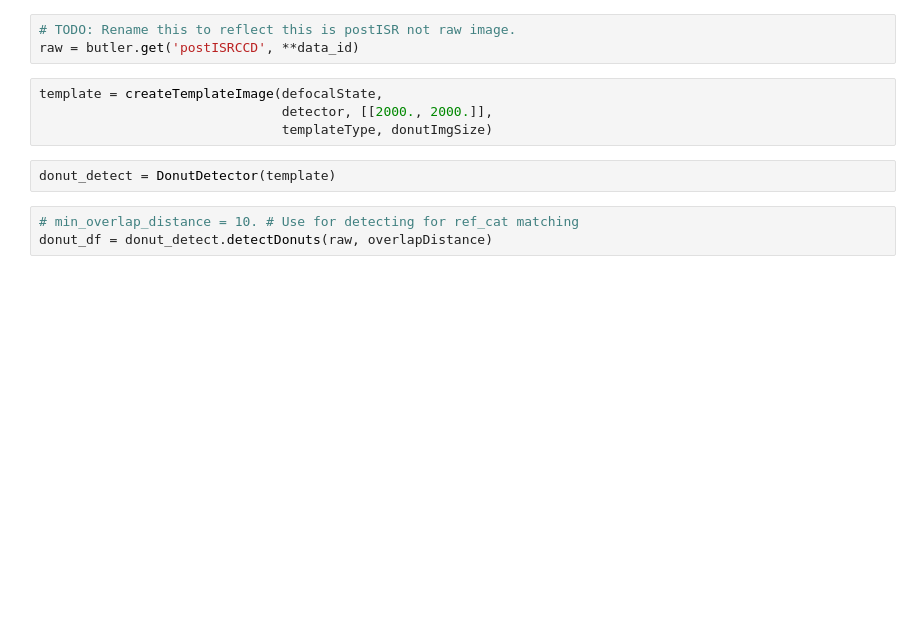
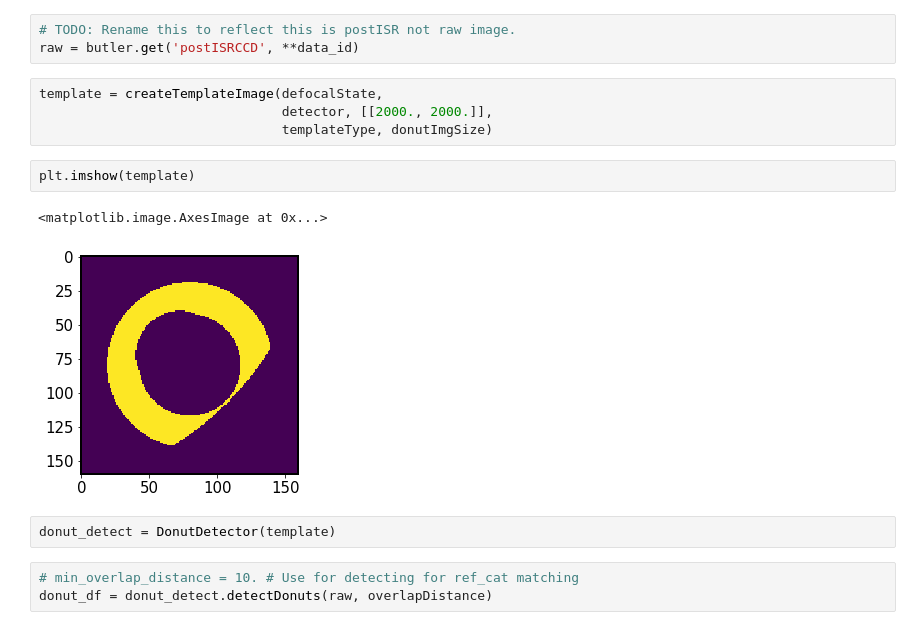
Before and after one commit to lsst-ts/ts_phosim, a Jupyter notebook: notebooks/analysis_notebooks/postISR_corner_WFS_refCat.ipynb, the cells around one changed output. Saved outputs shown, nothing was run; the diff lists cells and outputs as text; blank space fills up the shorter version.

```diff
--- a/notebooks/analysis_notebooks/postISR_corner_WFS_refCat.ipynb
+++ b/notebooks/analysis_notebooks/postISR_corner_WFS_refCat.ipynb
@@ -300,6 +295,11 @@ raw = butler.get('postISRCCD', **data_id)
 template = createTemplateImage(defocalState,
                                detector, [[2000., 2000.]],
                                templateType, donutImgSize)
+# %%
+plt.imshow(template)
+# %% [output]
+<matplotlib.image.AxesImage at 0x...>
+[figure, added]
 # %%
 donut_detect = DonutDetector(template)
 # %%
```
Also changed, not shown: parts of 16 cells of this notebook.
